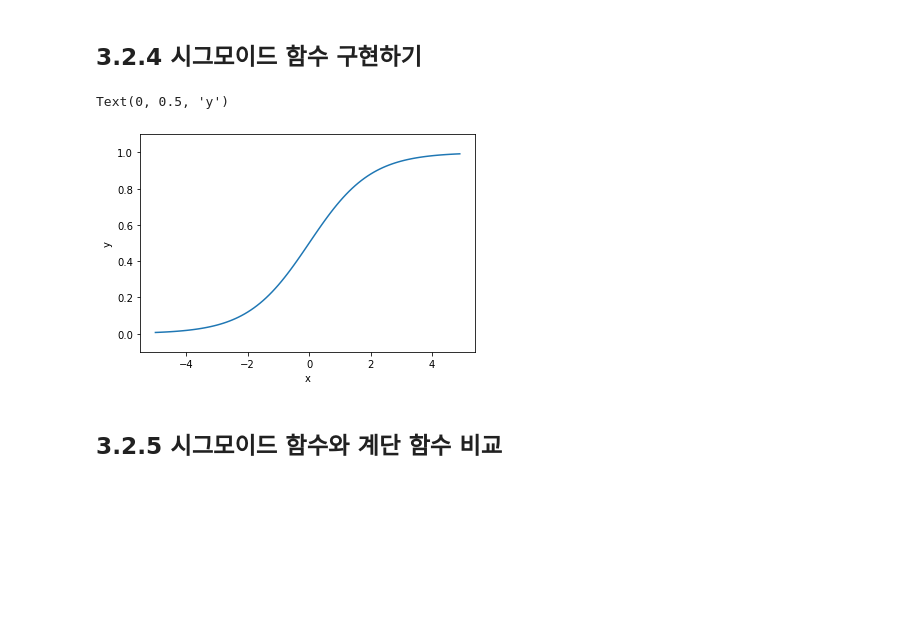
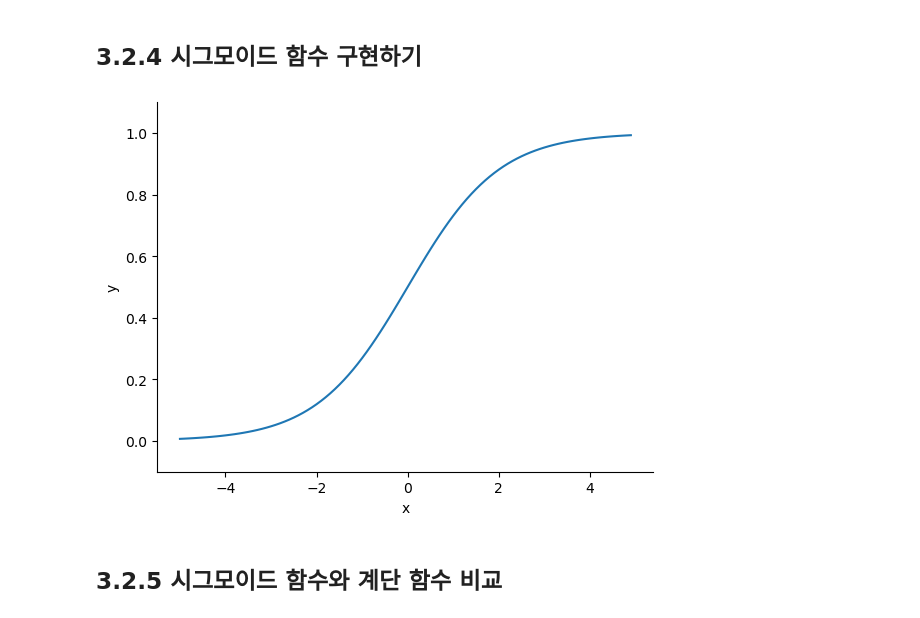
Before and after one commit to ssuai/deep_learning_from_scratch, a Jupyter notebook: ch03/neural_network.ipynb, the cells around one changed output. Saved outputs shown, nothing was run; the diff lists cells and outputs as text; code cells hidden in the pictures; blank space fills up the shorter version.

```diff
--- a/ch03/neural_network.ipynb
+++ b/ch03/neural_network.ipynb
@@ -23,18 +59,18 @@ Text(0, 0.5, 'y')
 # %%
 # sigmoid.py
 def sigmoid(x):
     return 1 / (1 + np.exp(-x))
 
 X = np.arange(-5.0, 5.0, 0.1)
 Y = sigmoid(X)
 
 plt.plot(X, Y)
 plt.ylim(-0.1, 1.1)
 plt.xlabel('x')
 plt.ylabel('y')
+sns.despine()
 # %% [output]
-Text(0, 0.5, 'y')
-[figure, old version]
+[figure, new version]
 # %% [markdown]
 ## 3.2.5 시그모이드 함수와 계단 함수 비교
 # %%
```
Also changed, not shown: parts of 12 cells of this notebook.
